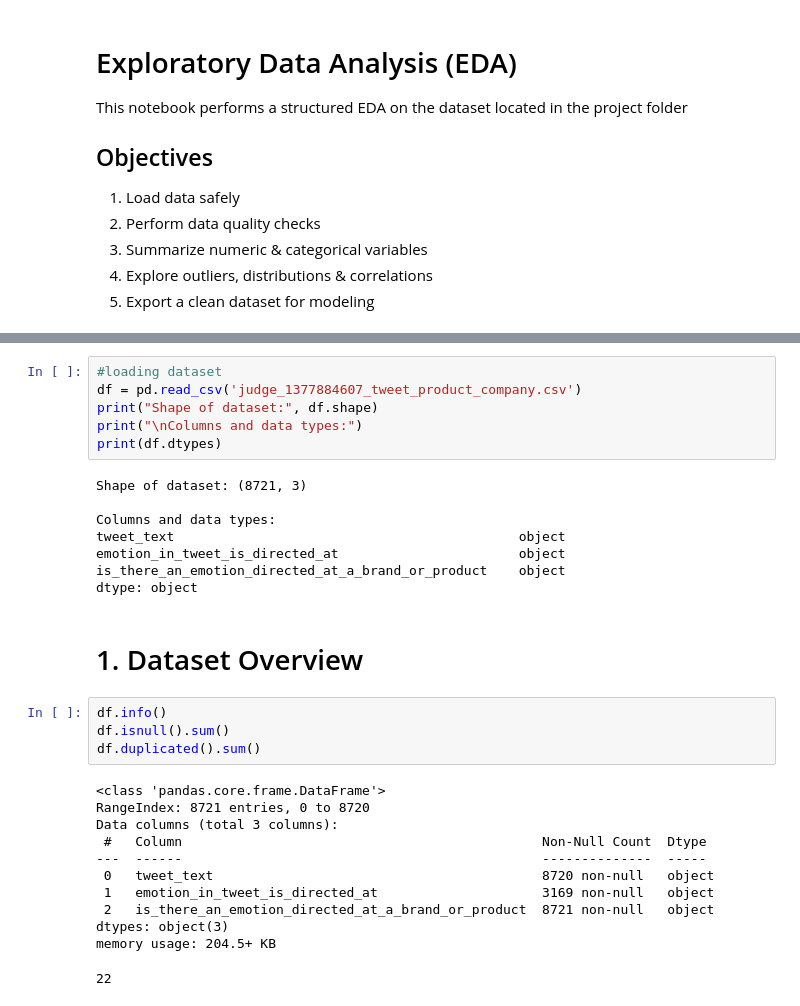
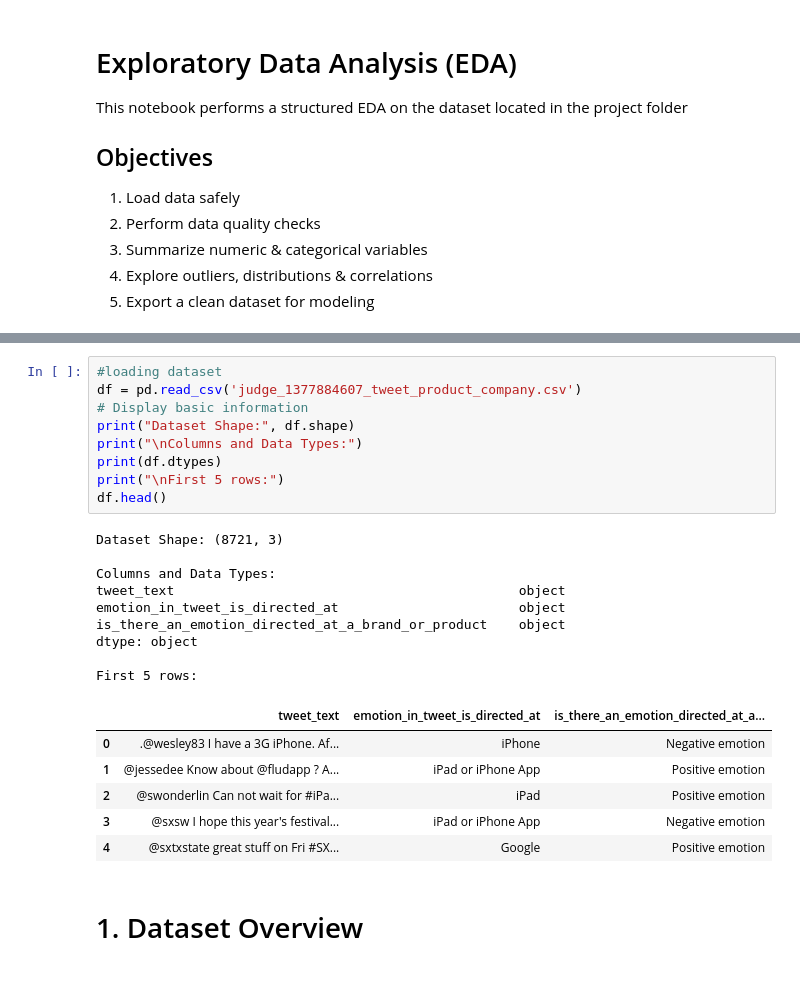
Before and after one commit to Kate-Maina/Phase-4-Project, a Jupyter notebook: index.ipynb, the cells around one changed output, grey strips where cells are left out. Cells and saved outputs as stored; diff of their text form; blank space fills up the shorter version.

```diff
--- a/index.ipynb
+++ b/index.ipynb
@@ -47,32 +62,27 @@ df = pd.read_csv('judge_1377884607_tweet_product_company.csv')
 # %%
 #loading dataset
 df = pd.read_csv('judge_1377884607_tweet_product_company.csv')
-print("Shape of dataset:", df.shape)
-print("\nColumns and data types:")
+# Display basic information
+print("Dataset Shape:", df.shape)
+print("\nColumns and Data Types:")
 print(df.dtypes)
+print("\nFirst 5 rows:")
+df.head()
 # %% [output]
-Shape of dataset: (8721, 3)
+Dataset Shape: (8721, 3)
 
-Columns and data types:
+Columns and Data Types:
 tweet_text                                            object
 emotion_in_tweet_is_directed_at                       object
 is_there_an_emotion_directed_at_a_brand_or_product    object
 dtype: object
+
+First 5 rows:
+|  | tweet_text | emotion_in_tweet_is_directed_at | is_there_an_emotion_directed_at_a... |
+| 0 | .@wesley83 I have a 3G iPhone. Af... | iPhone | Negative emotion |
+| 1 | @jessedee Know about @fludapp ? A... | iPad or iPhone App | Positive emotion |
+| 2 | @swonderlin Can not wait for #iPa... | iPad | Positive emotion |
+| 3 | @sxsw I hope this year's festival... | iPad or iPhone App | Negative emotion |
+| 4 | @sxtxstate great stuff on Fri #SX... | Google | Positive emotion |
 # %% [markdown]
 # 1. Dataset Overview
-# %%
-df.info()
-df.isnull().sum()
-df.duplicated().sum()
-# %% [output]
-<class 'pandas.core.frame.DataFrame'>
-RangeIndex: 8721 entries, 0 to 8720
-Data columns (total 3 columns):
- #   Column                                              Non-Null Count  Dtype
----  ------                                              --------------  -----
- 0   tweet_text                                          8720 non-null   object
- 1   emotion_in_tweet_is_directed_at                     3169 non-null   object
- 2   is_there_an_emotion_directed_at_a_brand_or_product  8721 non-null   object
-dtypes: object(3)
-memory usage: 204.5+ KB
-22
```
Also changed, not shown: parts of 49 cells of this notebook, 7 other files.
